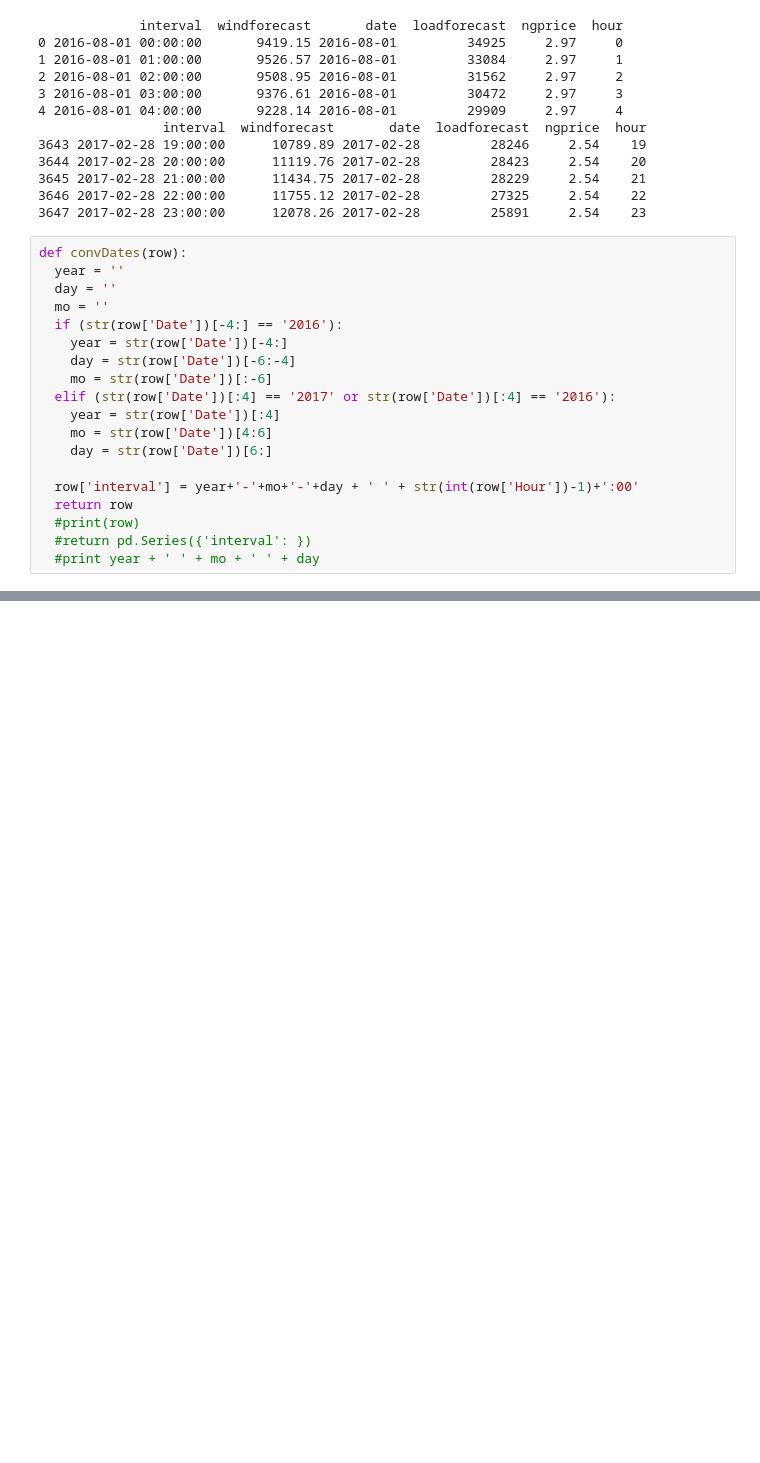
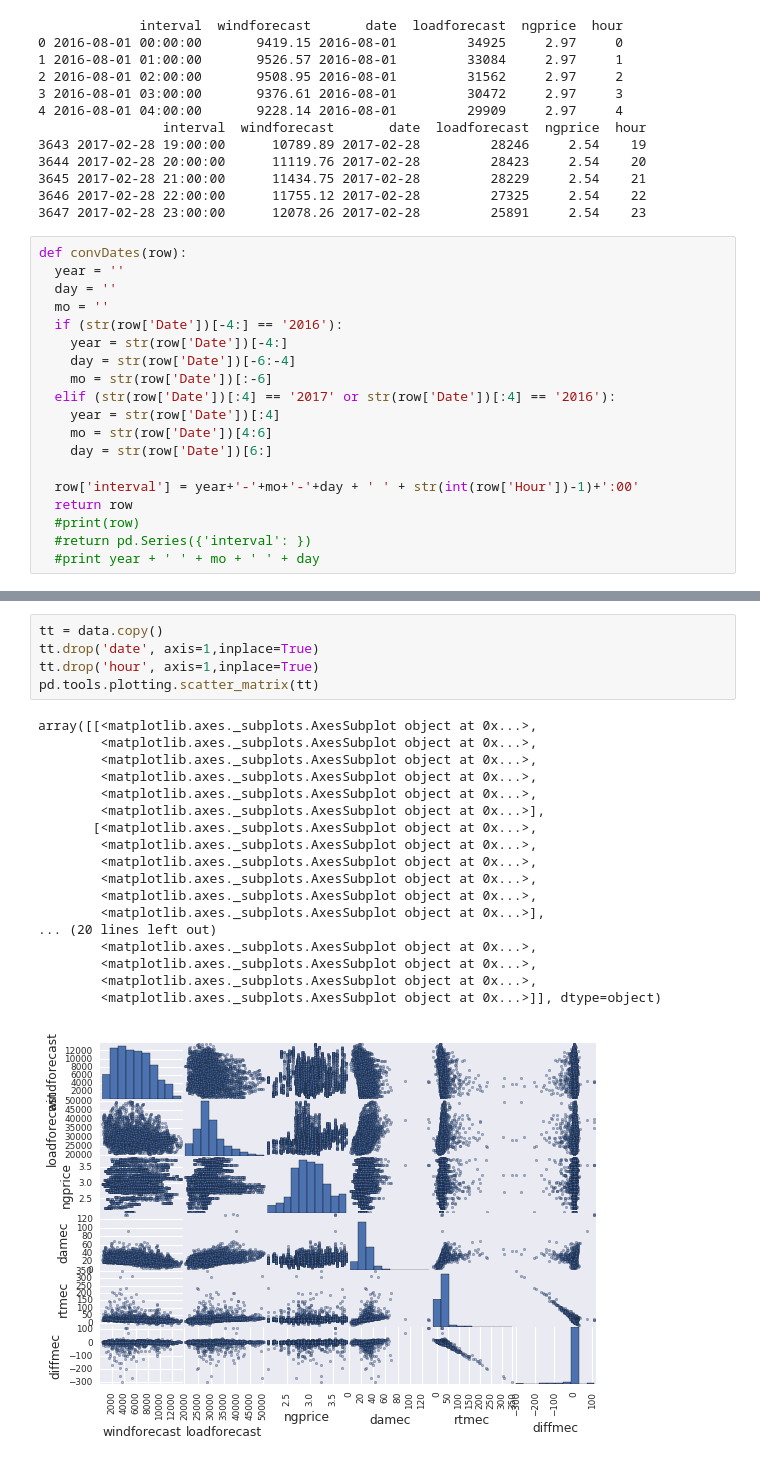
Before and after one commit to drewgray/spp-da-price-forecast, a Jupyter notebook: SPP_dart_prices.ipynb, the cells around one changed output, grey strips where cells are left out. Cells and saved outputs as stored; diff of their text form; blank space fills up the shorter version.

```diff
--- a/SPP_dart_prices.ipynb
+++ b/SPP_dart_prices.ipynb
@@ -165,0 +159,24 @@ data.tail()
+# %%
+tt = data.copy()
+tt.drop('date', axis=1,inplace=True)
+tt.drop('hour', axis=1,inplace=True)
+pd.tools.plotting.scatter_matrix(tt)
+# %% [output]
+array([[<matplotlib.axes._subplots.AxesSubplot object at 0x...>,
+        <matplotlib.axes._subplots.AxesSubplot object at 0x...>,
+        <matplotlib.axes._subplots.AxesSubplot object at 0x...>,
+        <matplotlib.axes._subplots.AxesSubplot object at 0x...>,
+        <matplotlib.axes._subplots.AxesSubplot object at 0x...>,
+        <matplotlib.axes._subplots.AxesSubplot object at 0x...>],
+       [<matplotlib.axes._subplots.AxesSubplot object at 0x...>,
+        <matplotlib.axes._subplots.AxesSubplot object at 0x...>,
+        <matplotlib.axes._subplots.AxesSubplot object at 0x...>,
+        <matplotlib.axes._subplots.AxesSubplot object at 0x...>,
+        <matplotlib.axes._subplots.AxesSubplot object at 0x...>,
+        <matplotlib.axes._subplots.AxesSubplot object at 0x...>],
+... (20 lines left out)
+        <matplotlib.axes._subplots.AxesSubplot object at 0x...>,
+        <matplotlib.axes._subplots.AxesSubplot object at 0x...>,
+        <matplotlib.axes._subplots.AxesSubplot object at 0x...>,
+        <matplotlib.axes._subplots.AxesSubplot object at 0x...>]], dtype=object)
+[figure, added]
```
Also changed, not shown: parts of 7 cells of this notebook.
